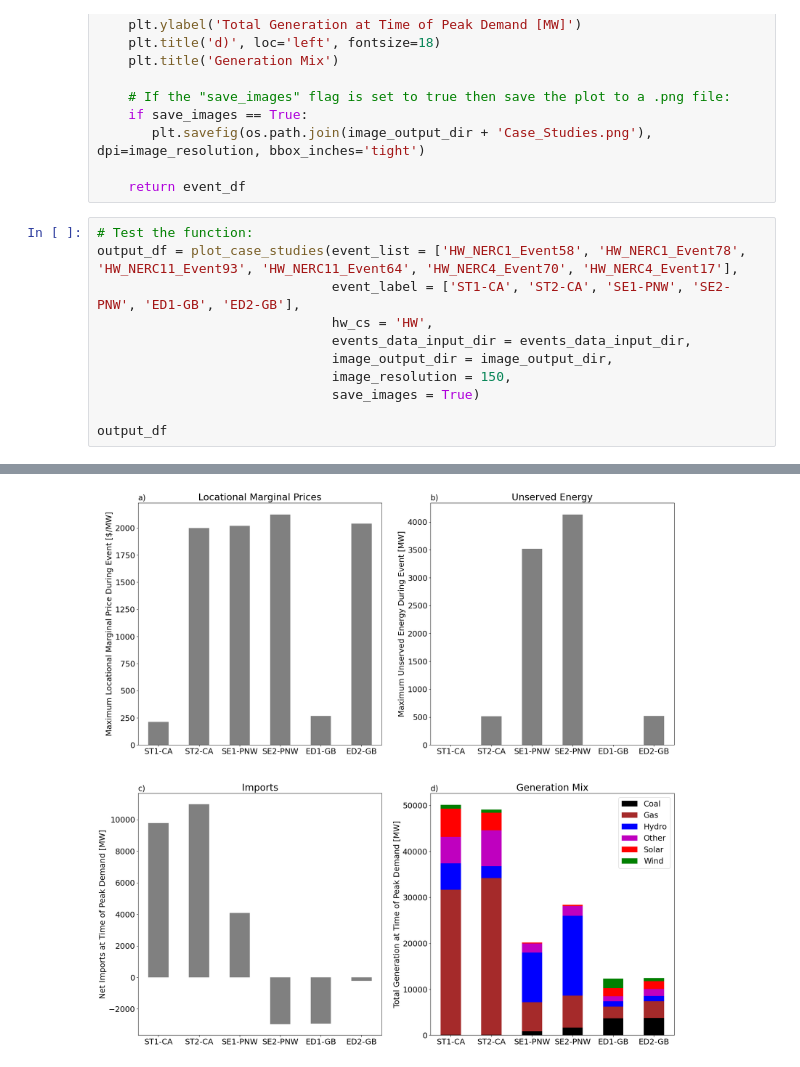
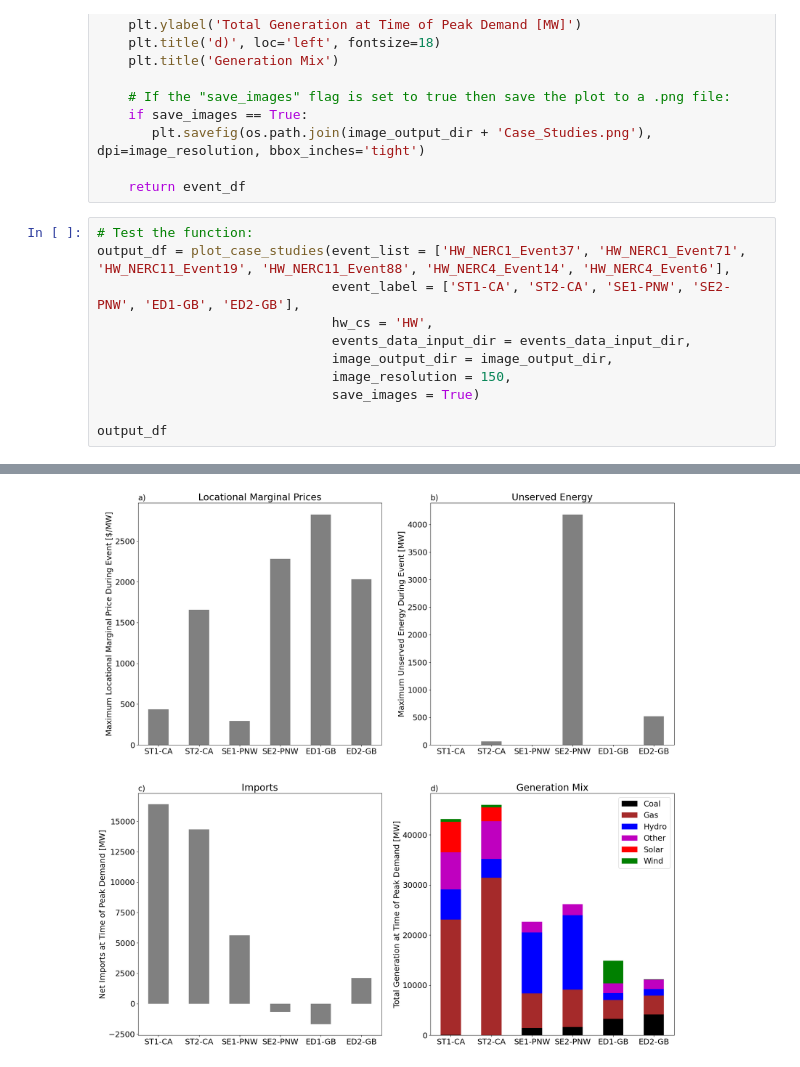
Before and after one commit to cdburley/burleyson-etal_2026_tbd, a Jupyter notebook: notebooks/plot_case_studies.ipynb, the cells around one changed output, grey strips where cells are left out. Saved outputs shown, nothing was run; the diff lists cells and outputs as text.

Commit message:
More updates to figures

```diff
--- a/notebooks/plot_case_studies.ipynb
+++ b/notebooks/plot_case_studies.ipynb
@@ -106,7 +106,7 @@ def plot_case_studies(event_list: list, event_label: list, hw_cs: str, events_da
     return event_df
 # %%
 # Test the function:
-output_df = plot_case_studies(event_list = ['HW_NERC1_Event58', 'HW_NERC1_Event78', 'HW_NERC11_Event93', 'HW_NERC11_Event64', 'HW_NERC4_Event70', 'HW_NERC4_Event17'],
+output_df = plot_case_studies(event_list = ['HW_NERC1_Event37', 'HW_NERC1_Event71', 'HW_NERC11_Event19', 'HW_NERC11_Event88', 'HW_NERC4_Event14', 'HW_NERC4_Event6'],
                               event_label = ['ST1-CA', 'ST2-CA', 'SE1-PNW', 'SE2-PNW', 'ED1-GB', 'ED2-GB'],
                               hw_cs = 'HW',
                               events_data_input_dir = events_data_input_dir,
@@ -126 +126 @@ output_df
-[figure, old version]
+[figure, new version]
```
Also changed, not shown: parts of 2 cells of this notebook, 21 other files.
